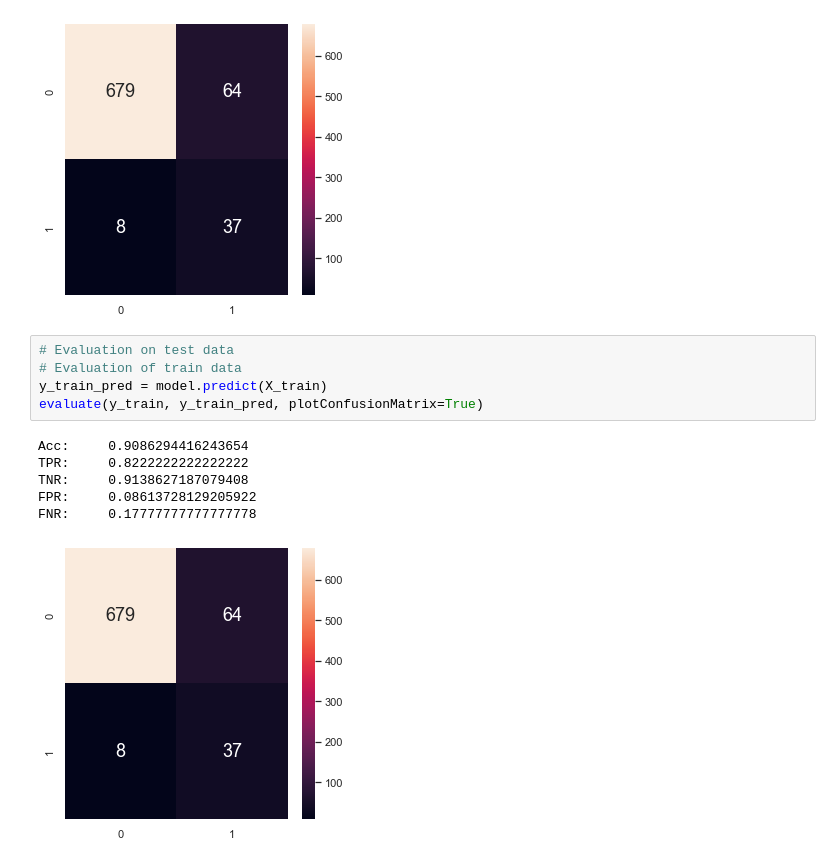
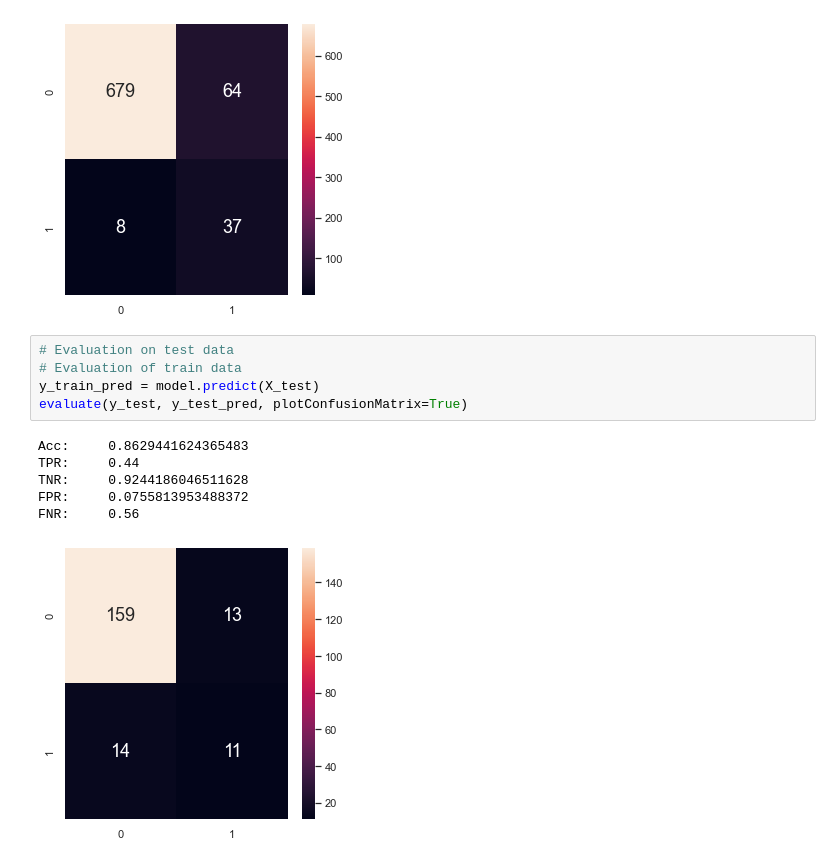
Before and after one commit to danxuZhang/WineQuality, a Jupyter notebook: src/ml.ipynb, the cells around one changed output. Saved outputs shown, nothing was run; the diff lists cells and outputs as text.

```diff
--- a/src/ml.ipynb
+++ b/src/ml.ipynb
@@ -330,12 +330,12 @@ FNR:     0.17777777777777778
 # %%
 # Evaluation on test data
 # Evaluation of train data
-y_train_pred = model.predict(X_train)
-evaluate(y_train, y_train_pred, plotConfusionMatrix=True)
+y_train_pred = model.predict(X_test)
+evaluate(y_test, y_test_pred, plotConfusionMatrix=True)
 # %% [output]
-Acc:     0.9086294416243654
-TPR:     0.8222222222222222
-TNR:     0.9138627187079408
-FPR:     0.08613728129205922
-FNR:     0.17777777777777778
+Acc:     0.8629441624365483
+TPR:     0.44
+TNR:     0.9244186046511628
+FPR:     0.0755813953488372
+FNR:     0.56
-[figure, old version]
+[figure, new version]
```
